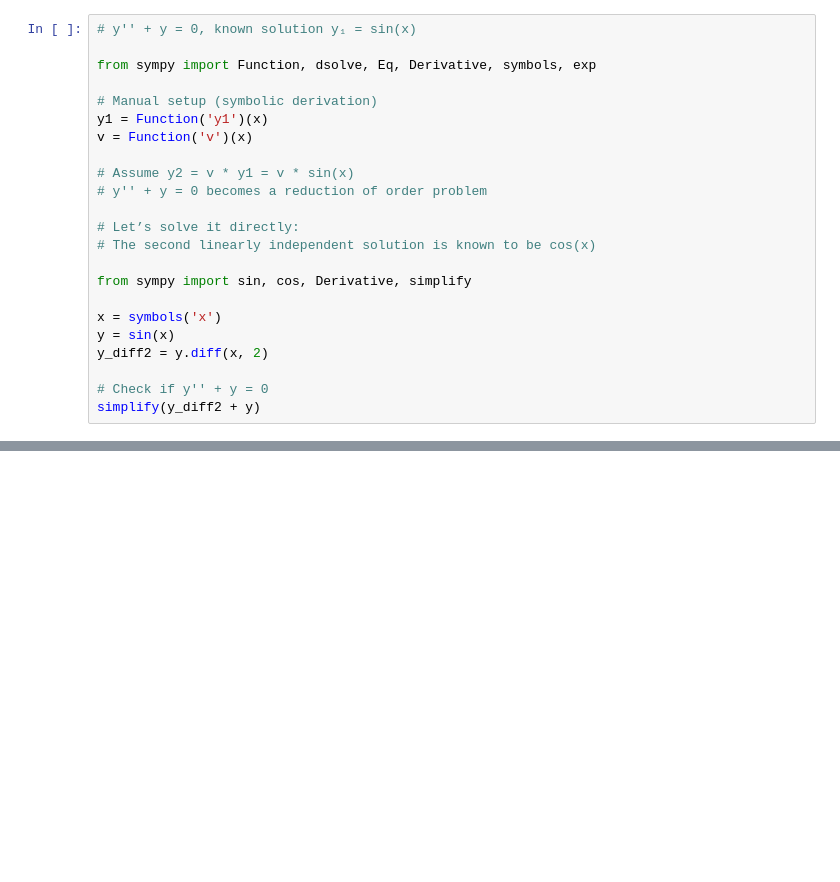
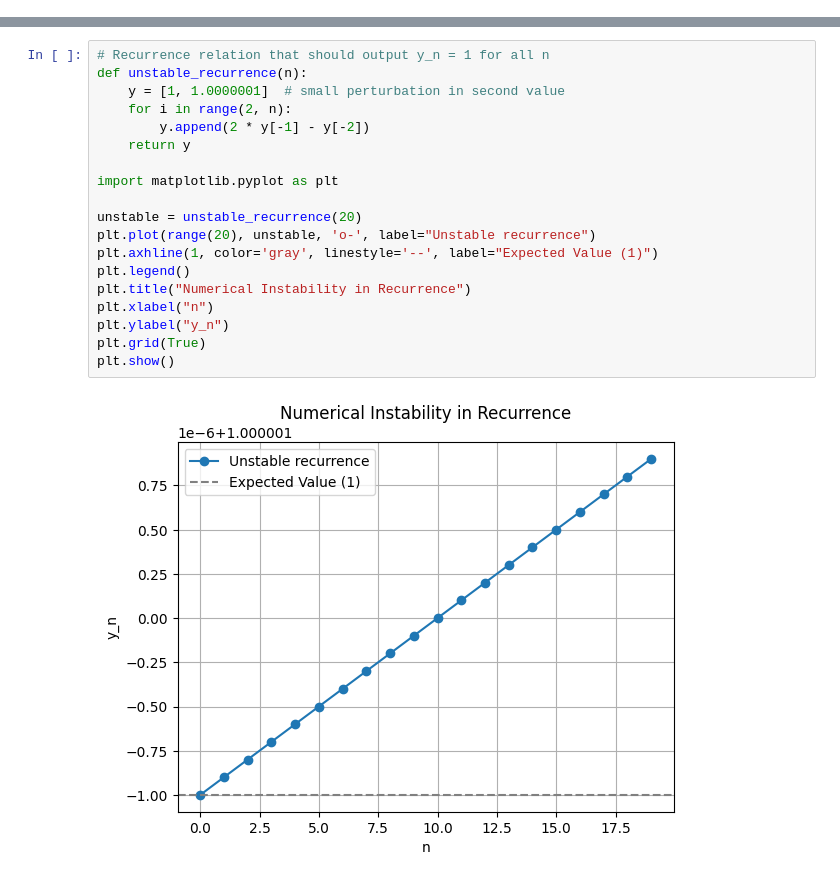
Before and after one commit to danikayoung16/MAT421, a Jupyter notebook: ModuleH.ipynb, the cells around one changed output, grey strips where cells are left out. Saved outputs shown, nothing was run; the diff lists cells and outputs as text; blank space fills up the shorter version.

```diff
--- a/ModuleH.ipynb
+++ b/ModuleH.ipynb
@@ -109,23 +6,0 @@ $\displaystyle v{\left(x \right)} = C_{1} + C_{2} e^{- 2 x}$
-# %%
-# y'' + y = 0, known solution y₁ = sin(x)
-
-from sympy import Function, dsolve, Eq, Derivative, symbols, exp
-
-# Manual setup (symbolic derivation)
-y1 = Function('y1')(x)
-v = Function('v')(x)
-
-# Assume y2 = v * y1 = v * sin(x)
-# y'' + y = 0 becomes a reduction of order problem
-
-# Let’s solve it directly:
-# The second linearly independent solution is known to be cos(x)
-
-from sympy import sin, cos, Derivative, simplify
-
-x = symbols('x')
-y = sin(x)
-y_diff2 = y.diff(x, 2)
-
-# Check if y'' + y = 0
-simplify(y_diff2 + y)
@@ -150,0 +42,21 @@ Euler’s method is the foundation for more advanced numerical methods. It’s s
+# %%
+# Recurrence relation that should output y_n = 1 for all n
+def unstable_recurrence(n):
+    y = [1, 1.0000001]  # small perturbation in second value
+    for i in range(2, n):
+        y.append(2 * y[-1] - y[-2])
+    return y
+
+import matplotlib.pyplot as plt
+
+unstable = unstable_recurrence(20)
+plt.plot(range(20), unstable, 'o-', label="Unstable recurrence")
+plt.axhline(1, color='gray', linestyle='--', label="Expected Value (1)")
+plt.legend()
+plt.title("Numerical Instability in Recurrence")
+plt.xlabel("n")
+plt.ylabel("y_n")
+plt.grid(True)
+plt.show()
+# %% [output]
+[figure, added]
```
Also changed, not shown: parts of 15 cells of this notebook.
